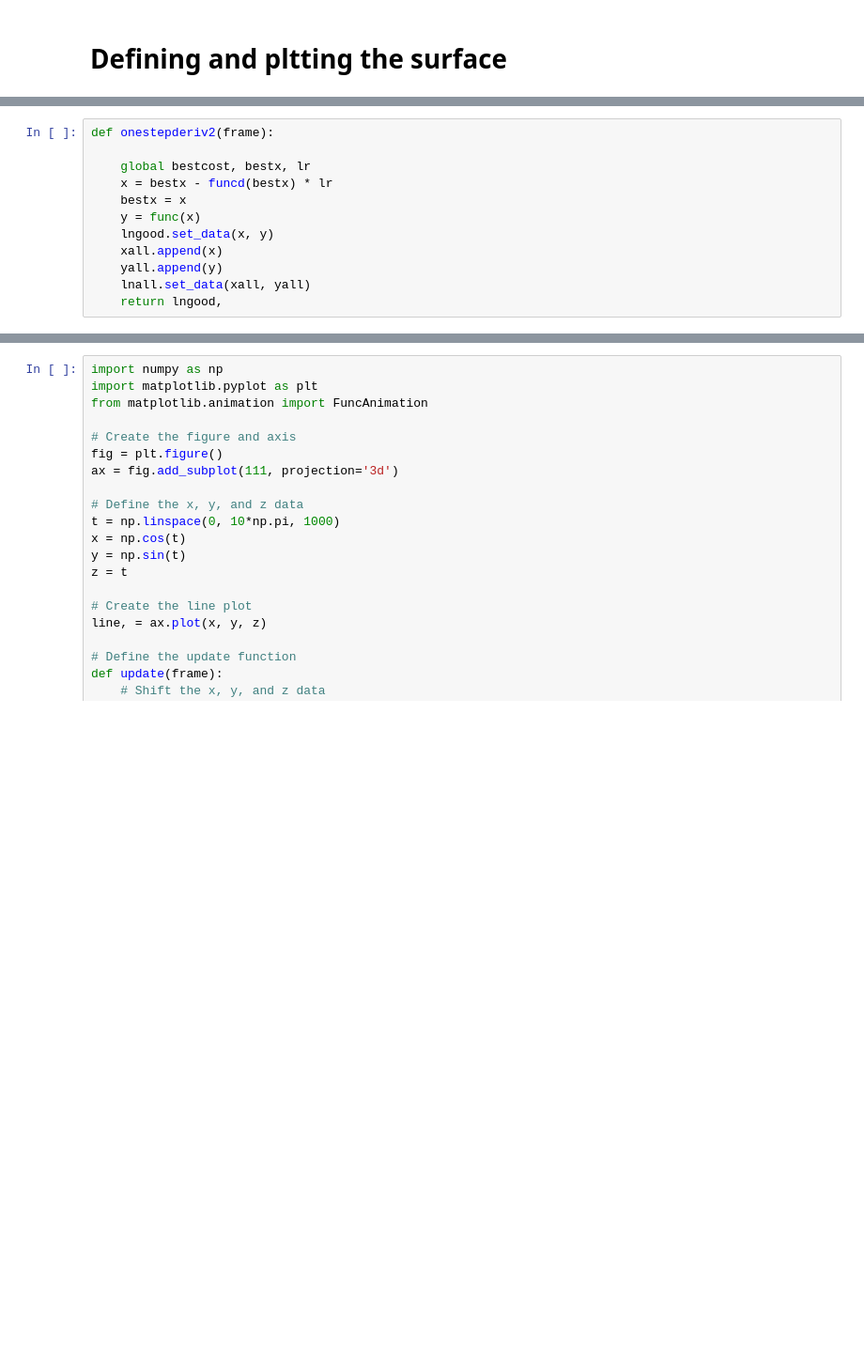
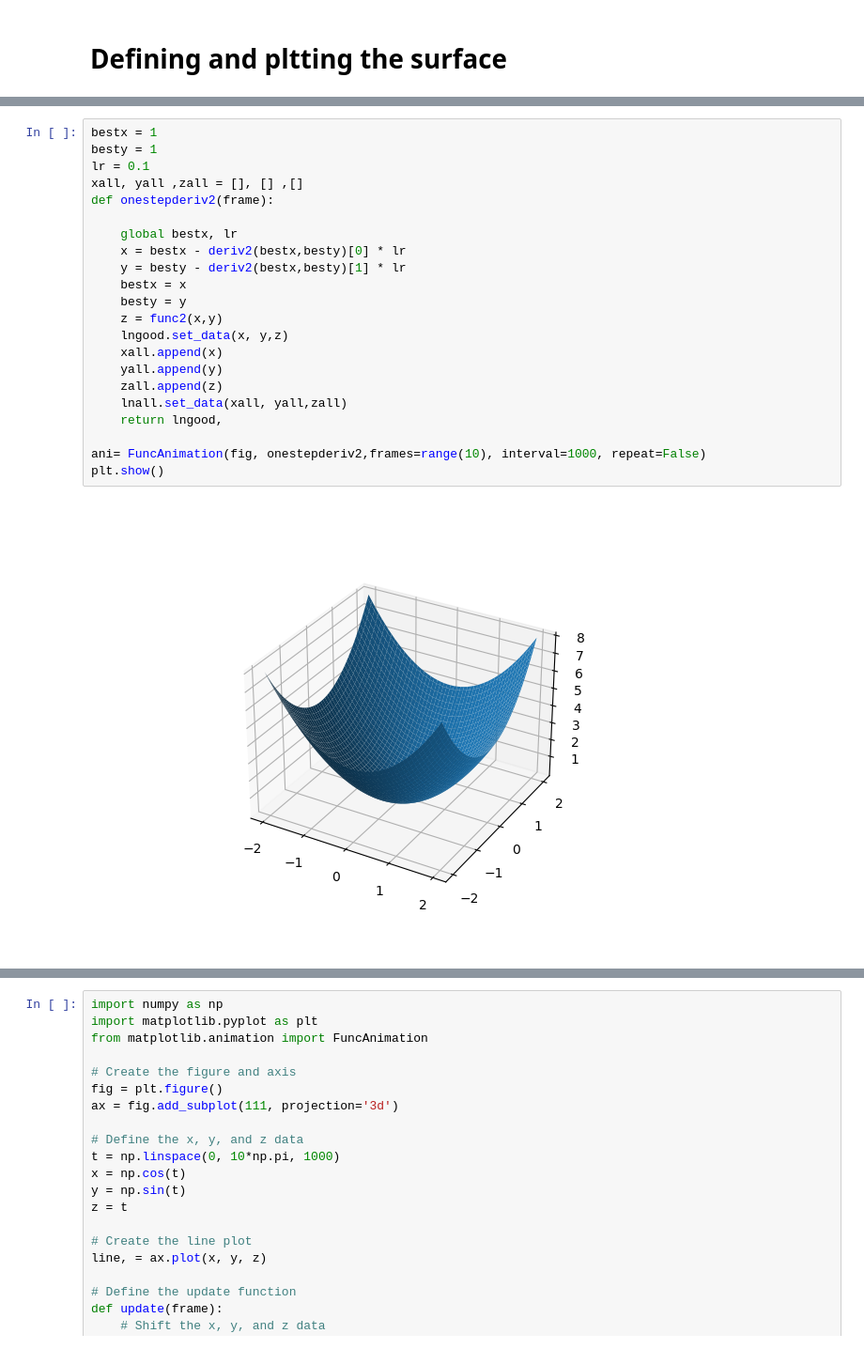
Before and after one commit to AnonymousePikachu/EE2703-ASL, a Jupyter notebook: Week6/Week6_solution.ipynb, the cells around one changed output, grey strips where cells are left out. Shown: that part at 94% size. Cells and saved outputs as stored; diff of their text form; blank space fills up the shorter version.

```diff
--- a/Week6/Week6_solution.ipynb
+++ b/Week6/Week6_solution.ipynb
@@ -145,12 +131,24 @@ ax.plot_surface(X, Y, Z)
 # %%
+bestx = 1
+besty = 1
+lr = 0.1
+xall, yall ,zall = [], [] ,[]
 def onestepderiv2(frame):
 
-    global bestcost, bestx, lr
-    x = bestx - funcd(bestx) * lr
+    global bestx, lr
+    x = bestx - deriv2(bestx,besty)[0] * lr
+    y = besty - deriv2(bestx,besty)[1] * lr
     bestx = x
-    y = func(x)
-    lngood.set_data(x, y)
+    besty = y
+    z = func2(x,y)
+    lngood.set_data(x, y,z)
     xall.append(x)
     yall.append(y)
-    lnall.set_data(xall, yall)
+    zall.append(z)
+    lnall.set_data(xall, yall,zall)
     return lngood,
+
+ani= FuncAnimation(fig, onestepderiv2,frames=range(10), interval=1000, repeat=False)
+plt.show()
+# %% [output]
+[figure, added]
```
Also changed, not shown: parts of 4 cells of this notebook.
